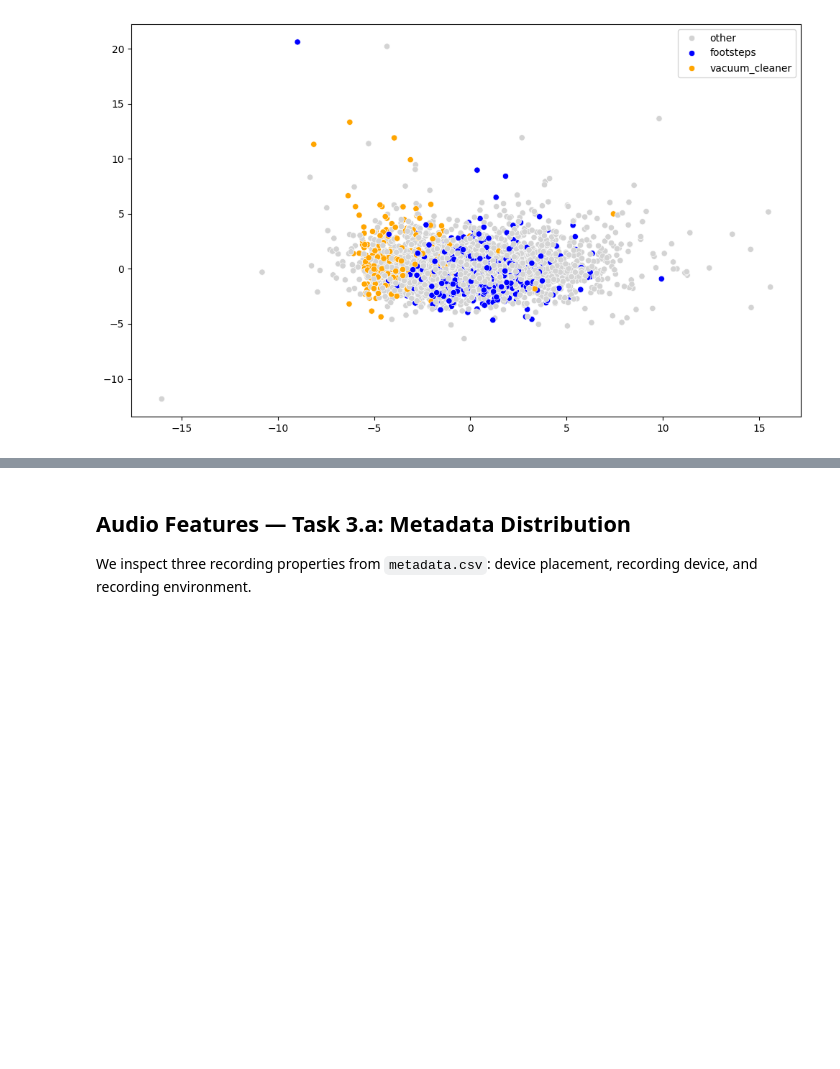
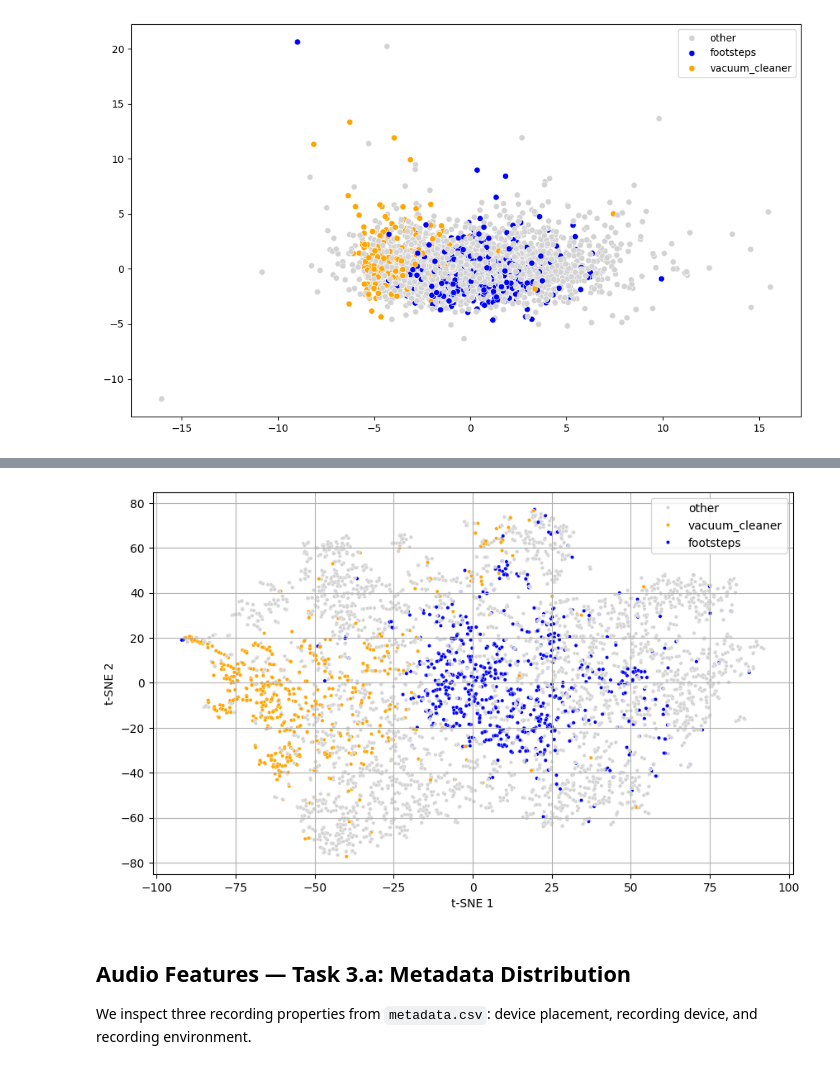
Before and after one commit to LaurinSiebert/mlpc_project, a Jupyter notebook: notebooks/01_data_exploration.ipynb, the cells around one changed output, grey strips where cells are left out. Cells and saved outputs as stored; diff of their text form; code cells hidden in the pictures; blank space fills up the shorter version.

```diff
--- a/notebooks/01_data_exploration.ipynb
+++ b/notebooks/01_data_exploration.ipynb
@@ -931,3 +1102,19 @@ array([0.38841682, 0.14959124])
+# %%
+plt.figure(figsize=(10, 6))
+sns.scatterplot(
+    x=projection_tsne_2[:, 0],
+    y=projection_tsne_2[:, 1],
+    hue=highlighted_labels_2,
+    palette=palette,
+    s=10
+)
+plt.xlabel("t-SNE 1")
+plt.ylabel("t-SNE 2")
+plt.grid()
+
+plt.savefig("t-SNE downprojection.png", dpi=300)
+# %% [output]
+[figure, added]
 # %% [markdown]
 ## Audio Features — Task 3.a: Metadata Distribution
 
```
Also changed, not shown: parts of 9 cells of this notebook, 2 other files.
